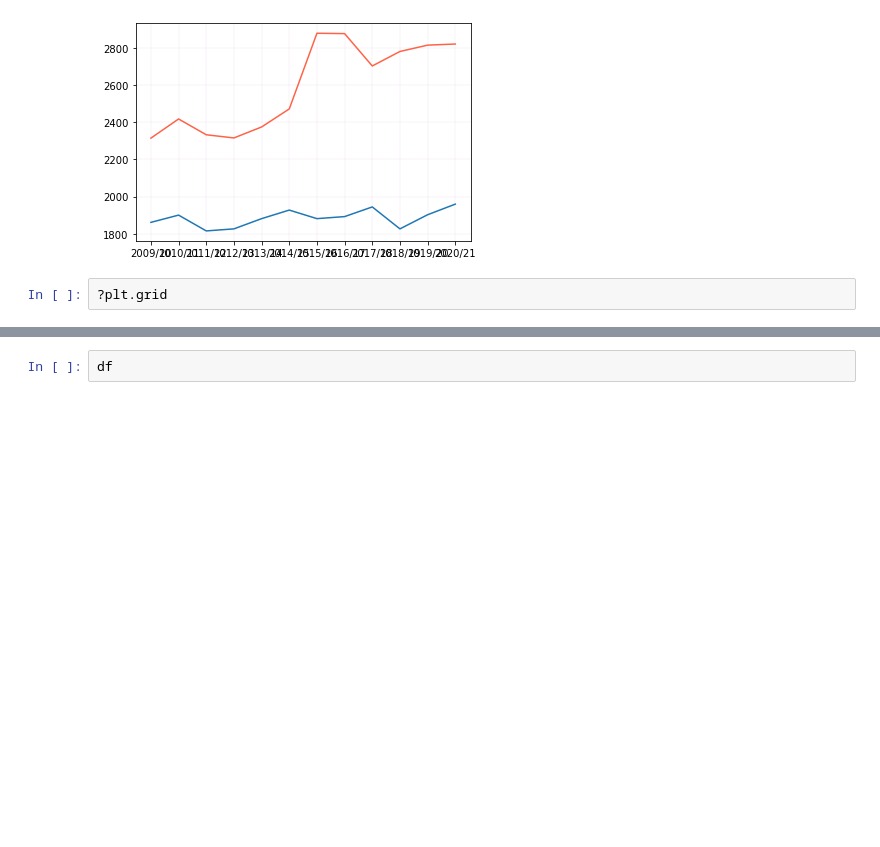
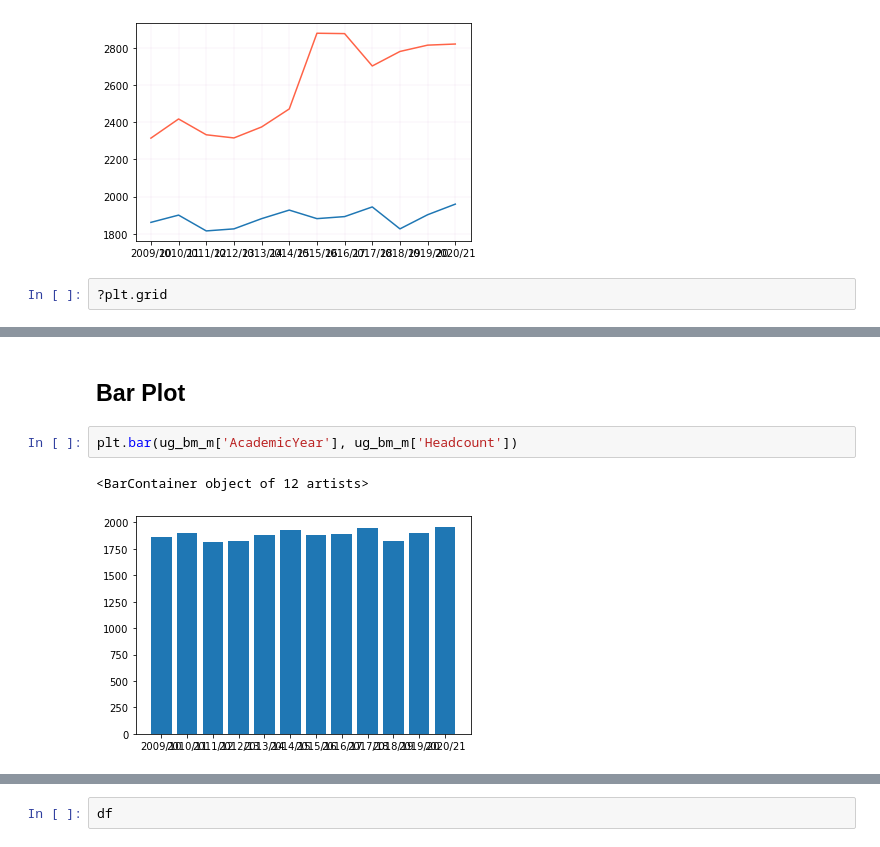
Before and after one commit to ngsanluk/PythonInter, a Jupyter notebook: Jupyter-Notebook/Day1.ipynb, the cells around one changed output, grey strips where cells are left out. Cells and saved outputs as stored; diff of their text form; blank space fills up the shorter version.

```diff
--- a/Jupyter-Notebook/Day1.ipynb
+++ b/Jupyter-Notebook/Day1.ipynb
@@ -2493,0 +2534,7 @@ import seaborn as sns
+# %% [markdown]
+## Bar Plot
+# %%
+plt.bar(ug_bm_m['AcademicYear'], ug_bm_m['Headcount'])
+# %% [output]
+<BarContainer object of 12 artists>
+[figure, added]
```
Also changed, not shown: parts of 26 cells of this notebook, 3 other files.
